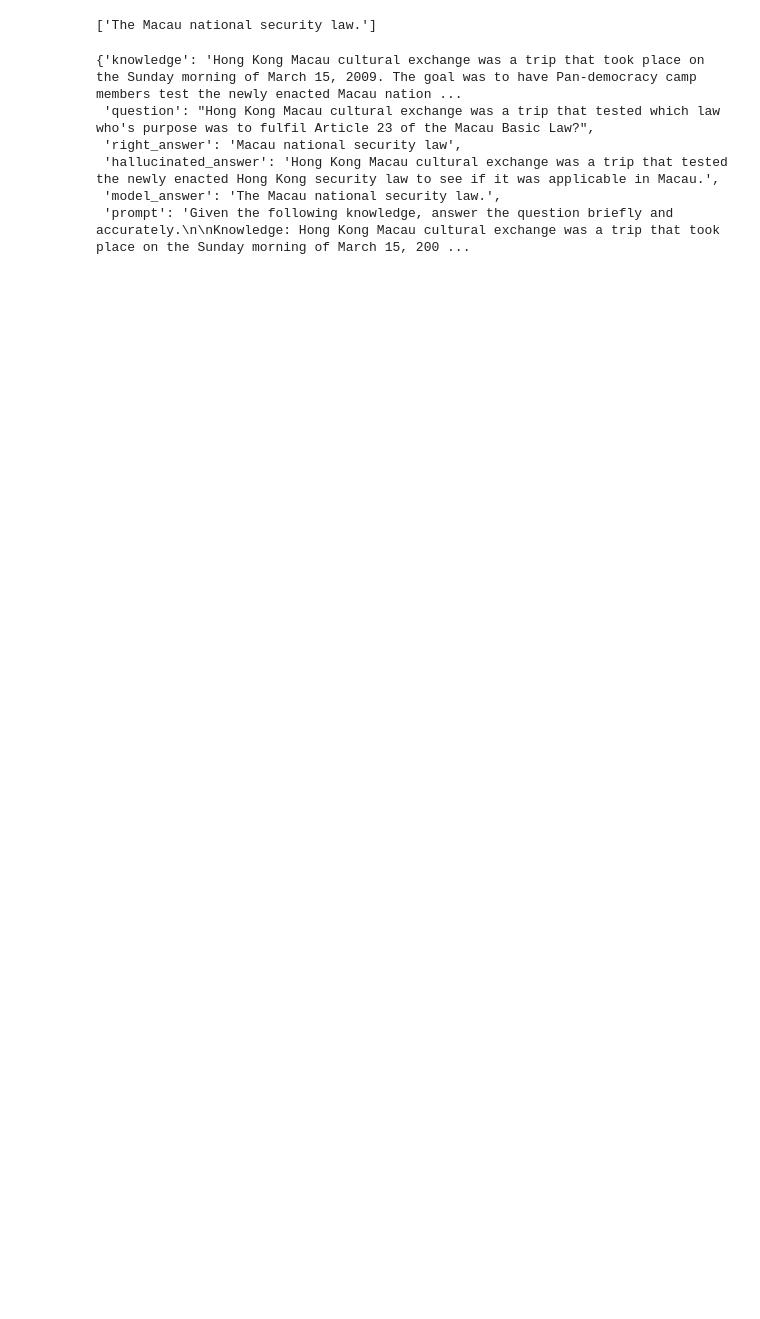
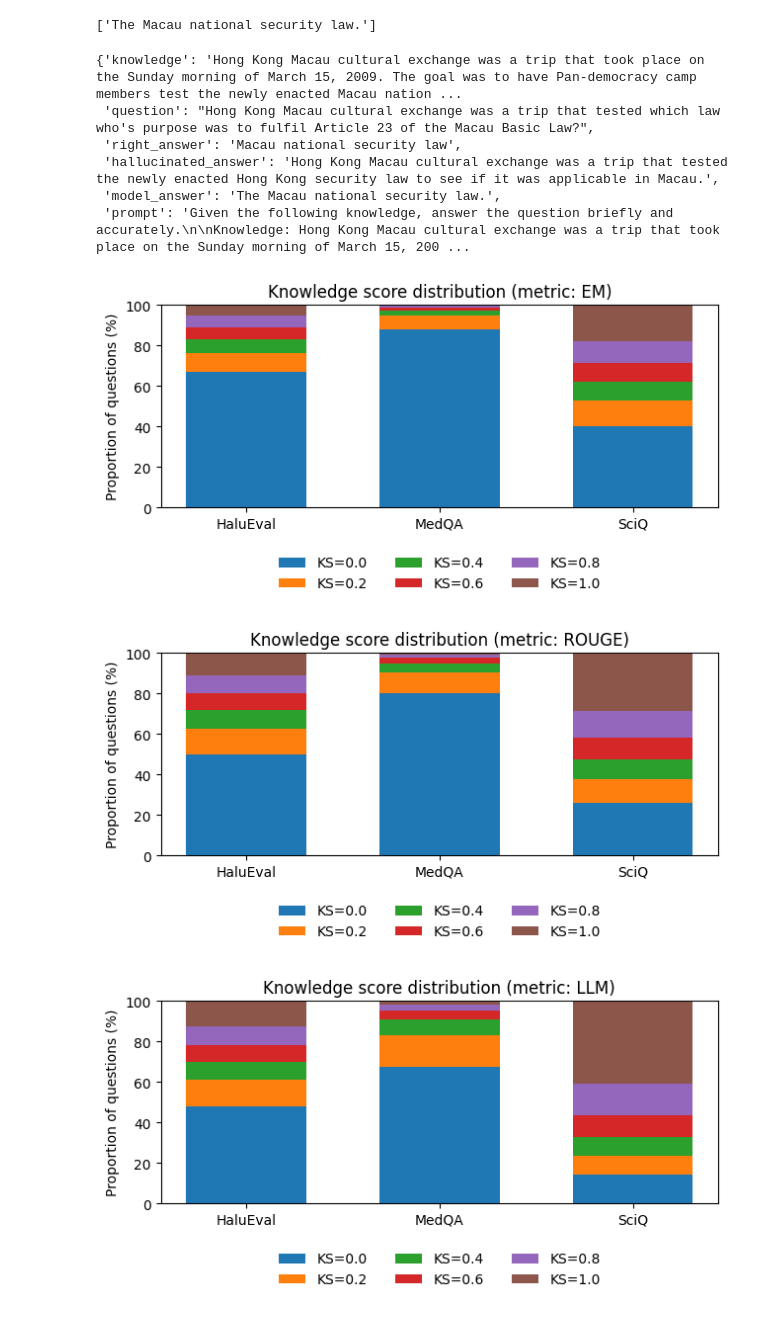
Before and after one commit to rungjoo/KWT, a Jupyter notebook: check.ipynb, the cells around one changed output. Cells and saved outputs as stored; diff of their text form; code cells hidden in the pictures; blank space fills up the shorter version.

```diff
--- a/check.ipynb
+++ b/check.ipynb
@@ -19,3 +19,66 @@ data
  'hallucinated_answer': 'Hong Kong Macau cultural exchange was a trip that tested the newly enacted Hong Kong security law to see if it was applicable in Macau.',
  'model_answer': 'The Macau national security law.',
  'prompt': 'Given the following knowledge, answer the question briefly and accurately.\n\nKnowledge: Hong Kong Macau cultural exchange was a trip that took place on the Sunday morning of March 15, 200 ...
+# %%
+import numpy as np
+import matplotlib.pyplot as plt
+
+# KS bins (Table 2 rows)
+bins = ["0.0", "0.2", "0.4", "0.6", "0.8", "1.0"]
+
+# Table 2 values (%). 각 리스트는 bins 순서대로.
+data = {
+    "EM": {
+        "HaluEval": [66.75, 9.34, 7.24, 5.85, 5.68, 5.15],
+        "MedQA":    [87.98, 6.60, 2.63, 1.56, 0.87, 0.34],
+        "SciQ":     [40.00, 12.66, 9.58, 9.21, 10.52, 18.02],
+    },
+    "ROUGE": {
+        "HaluEval": [49.83, 12.59, 9.41, 8.48, 8.76, 10.94],
+        "MedQA":    [80.28, 10.26, 4.45, 2.63, 1.58, 0.80],
+        "SciQ":     [25.84, 11.97, 9.80, 10.75, 13.21, 28.44],
+    },
+    "LLM": {
+        "HaluEval": [47.74, 13.13, 8.80, 8.55, 9.34, 12.45],
+        "MedQA":    [67.34, 15.74, 7.69, 4.75, 2.77, 1.71],
+        "SciQ":     [14.38, 9.07, 9.21, 10.79, 15.93, 40.62],
+    },
+}
+
+datasets = ["HaluEval", "MedQA", "SciQ"]
+
+def plot_stacked(metric: str, outfile: str = None):
+    x = np.arange(len(datasets))
+    width = 0.62
+
+    fig, ax = plt.subplots(figsize=(6.5, 3.6))
+
+    bottoms = np.zeros(len(datasets))
+    for i, b in enumerate(bins):
+        vals = [data[metric][ds][i] for ds in datasets]
+        ax.bar(x, vals, width, bottom=bottoms, label=f"KS={b}")
+        bottoms += np.array(vals)
+
+    ax.set_xticks(x)
+    ax.set_xticklabels(datasets)
+    ax.set_ylabel("Proportion of questions (%)")
+    ax.set_ylim(0, 100)
+    ax.set_title(f"Knowledge score distribution (metric: {metric})")
+
+    # 범례가 길어질 수 있으니 아래처럼 바깥으로 빼는 게 보통 깔끔합니다.
+    ax.legend(ncol=3, bbox_to_anchor=(0.5, -0.18), loc="upper center", frameon=False)
+
+    fig.tight_layout()
+
+    if outfile:
+        fig.savefig(outfile, bbox_inches="tight")
+    plt.show()
+
+# metric별로 그림 생성
+plot_stacked("EM",    "table2_em.pdf")
+plot_stacked("ROUGE", "table2_rouge.pdf")
+plot_stacked("LLM",   "table2_llm.pdf")
+# %% [output]
+[figure, added]
+[figure, added]
+[figure, added]
```
Also changed, not shown: 3 other files.
